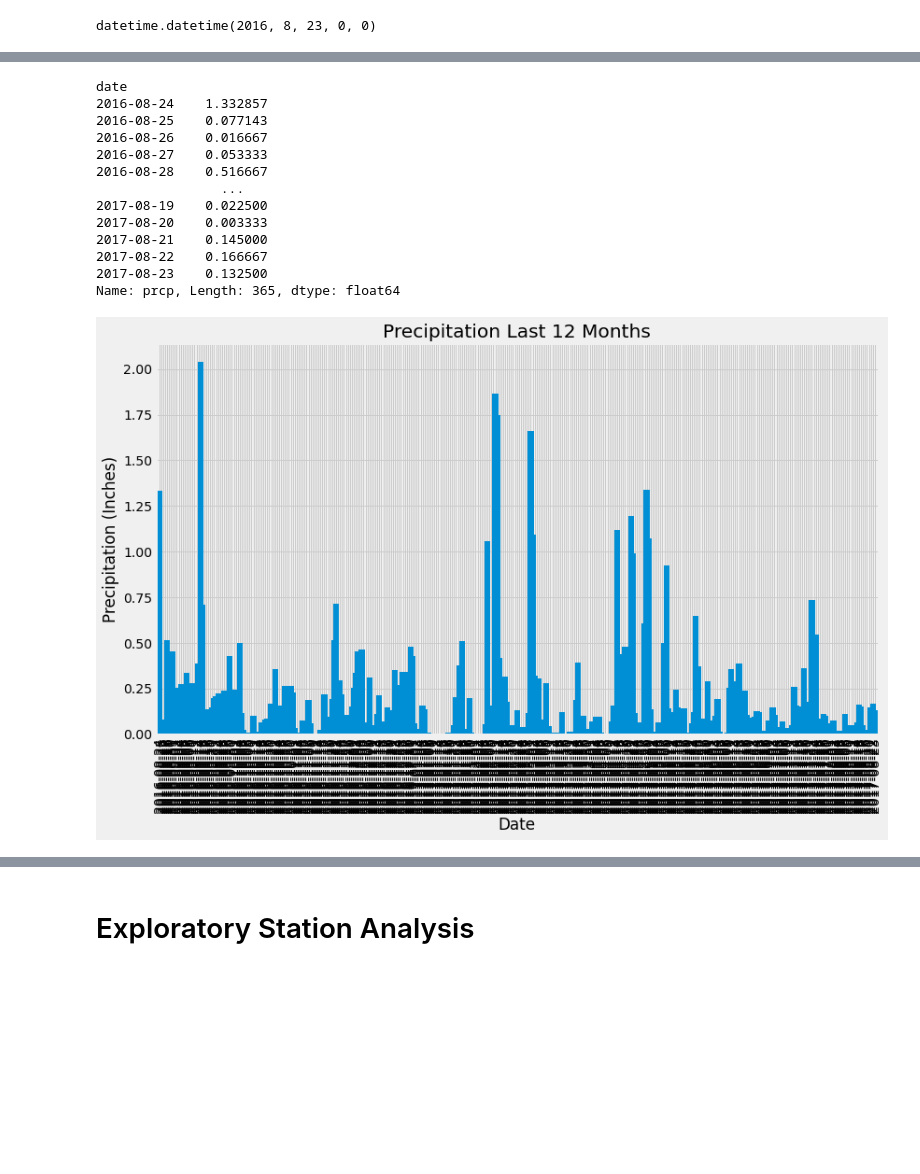
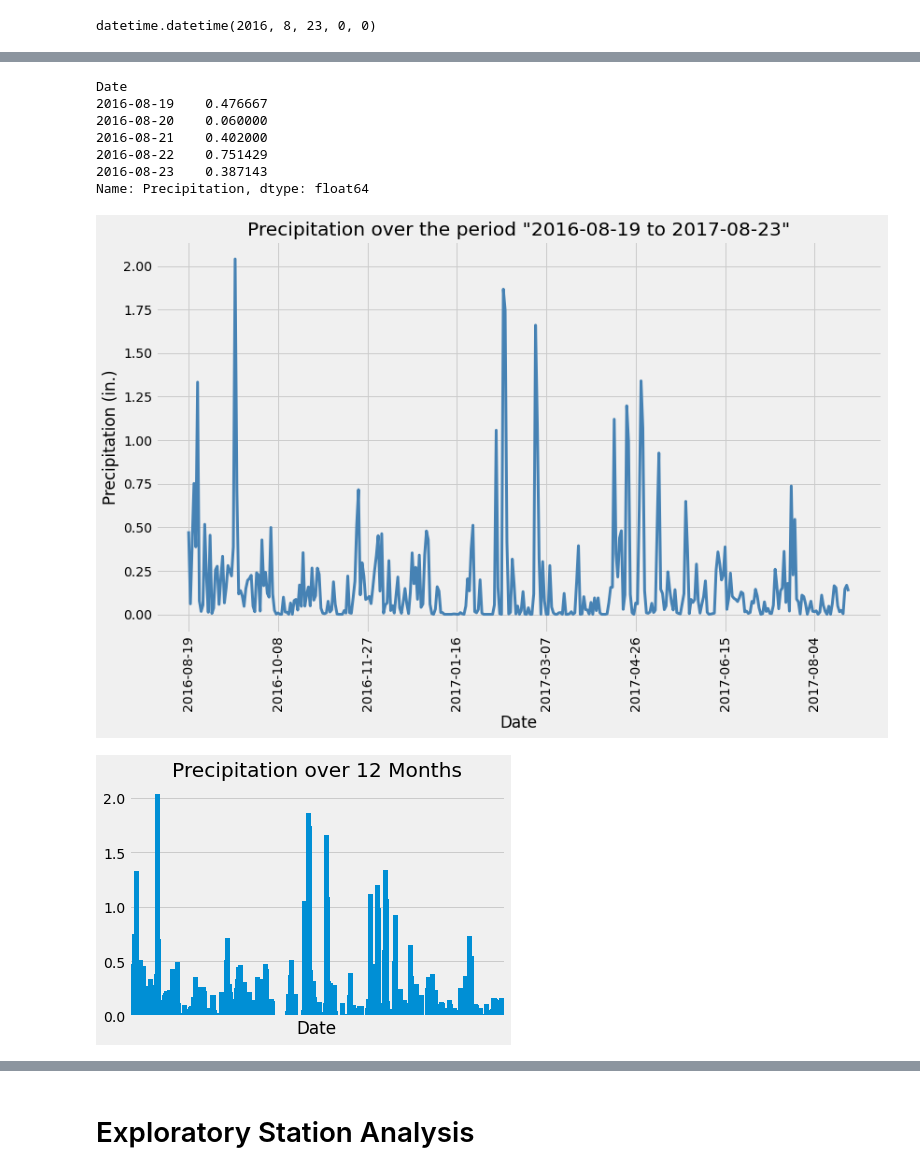
Before and after one commit to itspria/sqlalchemy-challenge, a Jupyter notebook: climate_analysis.ipynb, the cells around one changed output, grey strips where cells are left out. Cells and saved outputs as stored; diff of their text form; code cells hidden in the pictures; blank space fills up the shorter version.

```diff
--- a/climate_analysis.ipynb
+++ b/climate_analysis.ipynb
@@ -91,43 +91,52 @@ dateRange
 rows = session.query(Measurement.date, Measurement.prcp).filter(Measurement.date >= dateRange).all()
 
 # Save the query results as a Pandas DataFrame and set the index to the date column
-df = pd.DataFrame(rows)
-df.loc[:,'prcp'] =  df['prcp'].fillna(0)
-prcpDF = df.groupby('date')['prcp'].mean()
+df = pd.DataFrame(rows, columns=['Date', 'Precipitation'])
+df.loc[:,'Precipitation'] =  df['Precipitation'].fillna(0)
+prcpDF = df.groupby('Date')['Precipitation'].mean()
 
 # Sort the dataframe by date
 prcpDF.sort_index(inplace=True)
 
 # Use Pandas Plotting with Matplotlib to plot the data
+prcpDF.head()
 # %% [output]
-date
-2016-08-24    1.332857
-2016-08-25    0.077143
-2016-08-26    0.016667
-2016-08-27    0.053333
-2016-08-28    0.516667
-                ...
-2017-08-19    0.022500
-2017-08-20    0.003333
-2017-08-21    0.145000
-2017-08-22    0.166667
-2017-08-23    0.132500
-Name: prcp, Length: 365, dtype: float64
+Date
+2016-08-19    0.476667
+2016-08-20    0.060000
+2016-08-21    0.402000
+2016-08-22    0.751429
+2016-08-23    0.387143
+Name: Precipitation, dtype: float64
+# %%
+# Use Pandas Plotting with Matplotlib to plot the data
+fig, ax = plt.subplots(figsize = (12, 8))
+prcpDF.plot(ax = ax, x_compat = True, linewidth=3, color='steelblue')
+
+ax.set_ylabel('Precipitation (in.)')
+ax.set_title('Precipitation over the period "2016-08-19 to 2017-08-23"')
+ax.fill()
+plt.xticks(rotation="vertical")
+#plt.savefig("Images/precipitation.png")
+
+plt.tight_layout()
+plt.show()
+# %% [output]
+[figure, added]
 # %%
-from matplotlib.dates import MonthLocator, DateFormatter
 ##########Need to fix this###############################
-fig, ax = plt.subplots(figsize = (12, 8))
-prcpDF.plot(kind='bar', width=3, ax = ax)
+
+prcpDF.plot(kind='bar', width=5, title='Precipitation over 12 Months')
 
 #prcpDF.plot(kind='bar', width=5, figsize=(12,8), x_compat=True)
-plt.title("Precipitation Last 12 Months")
-plt.ylabel("Precipitation (Inches)")
-plt.xlabel("Date")
+#plt.title("Precipitation Last 12 Months")
+#plt.ylabel("Precipitation (Inches)")
+#plt.xlabel("Date")
 #plt.xticks([1,2,3,4,5,6,7,8,9,10,11,12], ['Aug 2016', 'Sep 2016', 'Oct 2016', 'Nov 2016', 'Dec 2016', 'Jan 2017', 'Feb 2017', 'Mar 2017', 'Apr 2017', 'May 2017', 'Jun 2017', 'Jul 2017'])
-#plt.xticks([])
-
-plt.tight_layout()
+plt.xticks([])
+plt.grid(True)
+#plt.tight_layout()
 
 plt.show()
 # %% [output]
-[figure, old version]
+[figure, new version]
```
Also changed, not shown: parts of 8 cells of this notebook.
